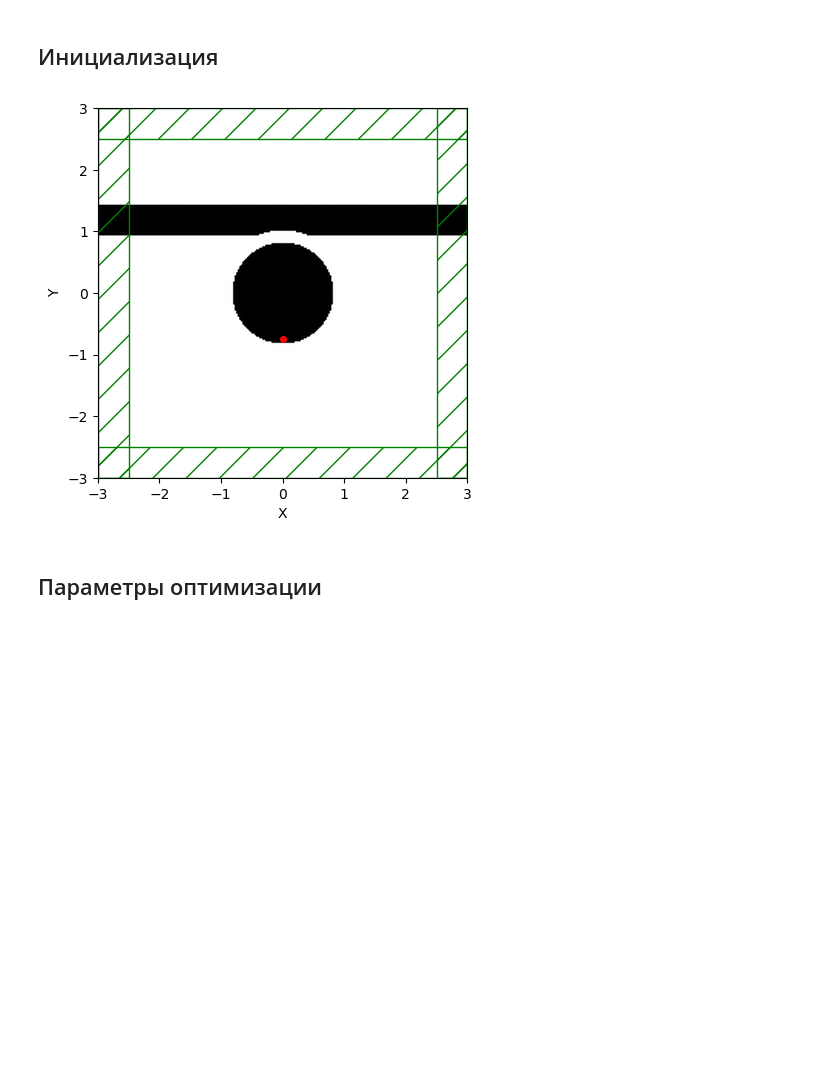
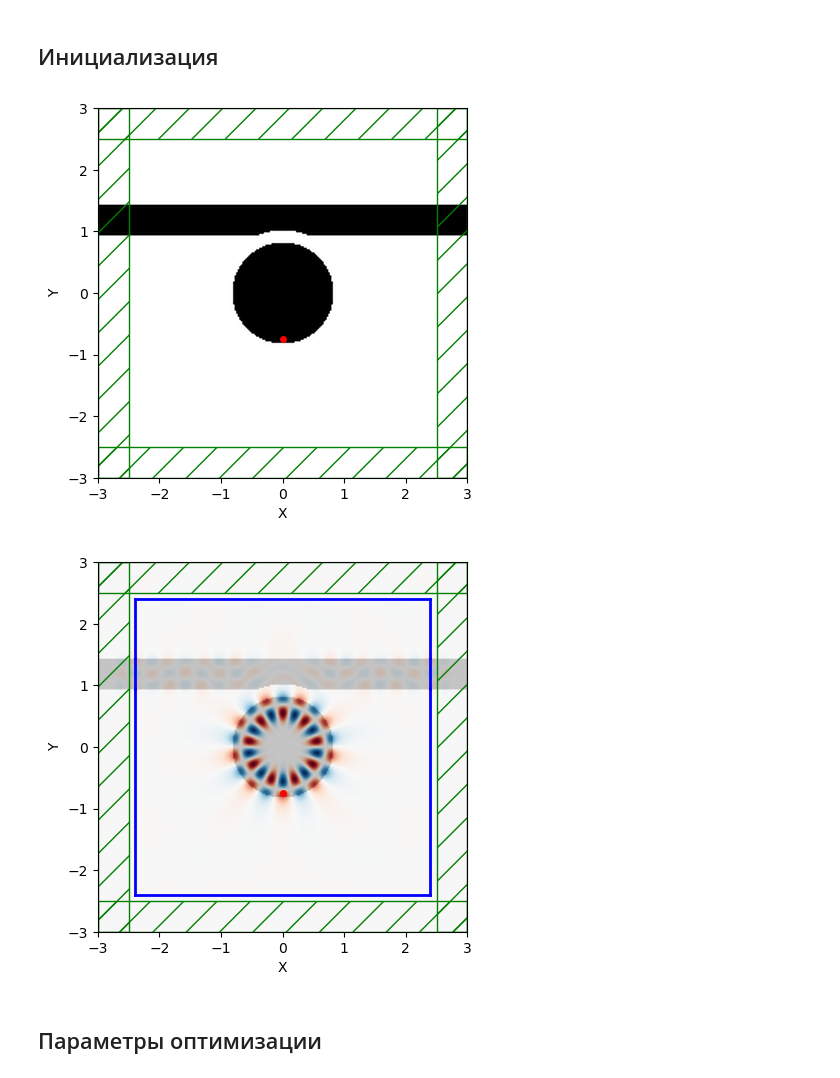
Before and after one commit to rangiferina/WGM_adjoint, a Jupyter notebook: WGM.ipynb, the cells around one changed output. Cells and saved outputs as stored; diff of their text form; code cells hidden in the pictures; blank space fills up the shorter version.

```diff
--- a/WGM.ipynb
+++ b/WGM.ipynb
@@ -93,10 +81,28 @@ sim = mp.Simulation(
     default_material=mp.Medium(index=air),
     symmetries=[mp.Mirror(direction=mp.X)],
 )
-# %%
-sim.geometry = init_geometry(has_wg=True, angle=angle, distance=distance)
-sim.reset_meep()
-sim.plot2D()
-plt.show()
-# %% [output]
-[figure, removed]
+# %%
+# Координаты и размеры мониторов
+# По умолчанию flux считается в положительном направлении оси, поэтому для мониторов слева и снизу нужно добавить weight=-1 чтобы значения складывались,а не вычитались
+
+size_bottom = flux_coord + wg_center_y - wg_width/2
+coord_bottom = (-flux_coord + wg_center_y - wg_width/2)/2
+size_top = flux_coord  - wg_center_y - wg_width/2
+coord_top = (flux_coord + wg_center_y + wg_width/2)/2
+
+regions_flux = {'in': [
+    {'center': (flux_coord, wg_center_y, 0), 'size': (0,wg_width, 0)},
+    {'center': (-flux_coord, wg_center_y, 0), 'size': (0,wg_width, 0), 'weight': -1}
+       ],
+'out': [
+    {'center': (flux_coord, coord_bottom, 0), 'size': (0, size_bottom,0)},#right down
+    {'center': (flux_coord, coord_top, 0), 'size': (0, size_top,0)}, #right up
+    {'center': (-flux_coord, coord_bottom, 0), 'size': (0, size_bottom,0), 'weight': -1}, #left down
+    {'center': (-flux_coord, coord_top, 0), 'size': (0, size_top,0), 'weight': -1}, #left up
+    {'center': (0, -flux_coord, 0), 'size': (2*flux_coord, 0, 0),'weight': -1}, #bottom
+    {'center': (0, flux_coord, 0), 'size': (2*flux_coord, 0, 0)}#top
+]
+}
+
+wg_fluxes_reg = [mp.FluxRegion(**args) for args in regions_flux['in']]
+not_wg_fluxes_reg = [mp.FluxRegion(**args) for args in regions_flux['out']]
@@ -103,3 +181,11 @@ plt.show()
+# %%
+sim.geometry = init_geometry(has_wg=True, angle=angle, distance=distance)
+init_str = test_structure('ref', sim.geometry, fcen_p, fcen_q, df_p_mon, df_q_mon, wg_fluxes_reg, not_wg_fluxes_reg)
+
+maximum_wl = init_str['wls'][np.argmax(init_str['in'])]
+# %% [output]
+[figure, added]
+[figure, added]
 # %% [markdown]
 ## Параметры оптимизации
 # %%
```
Also changed, not shown: parts of 14 cells of this notebook.
